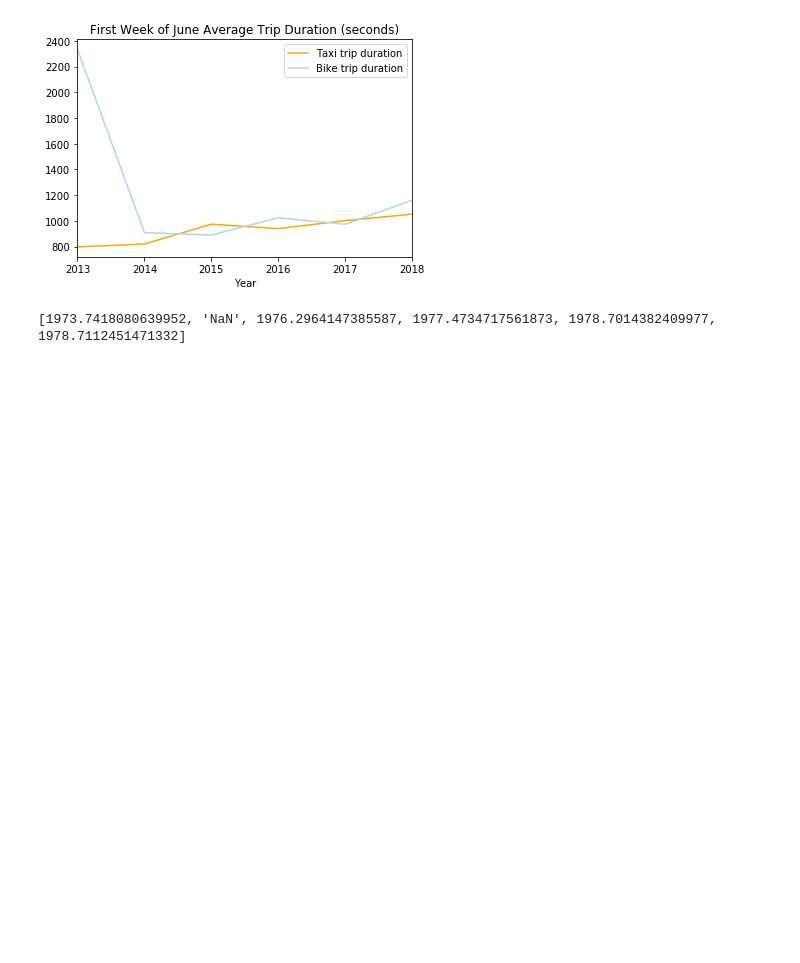
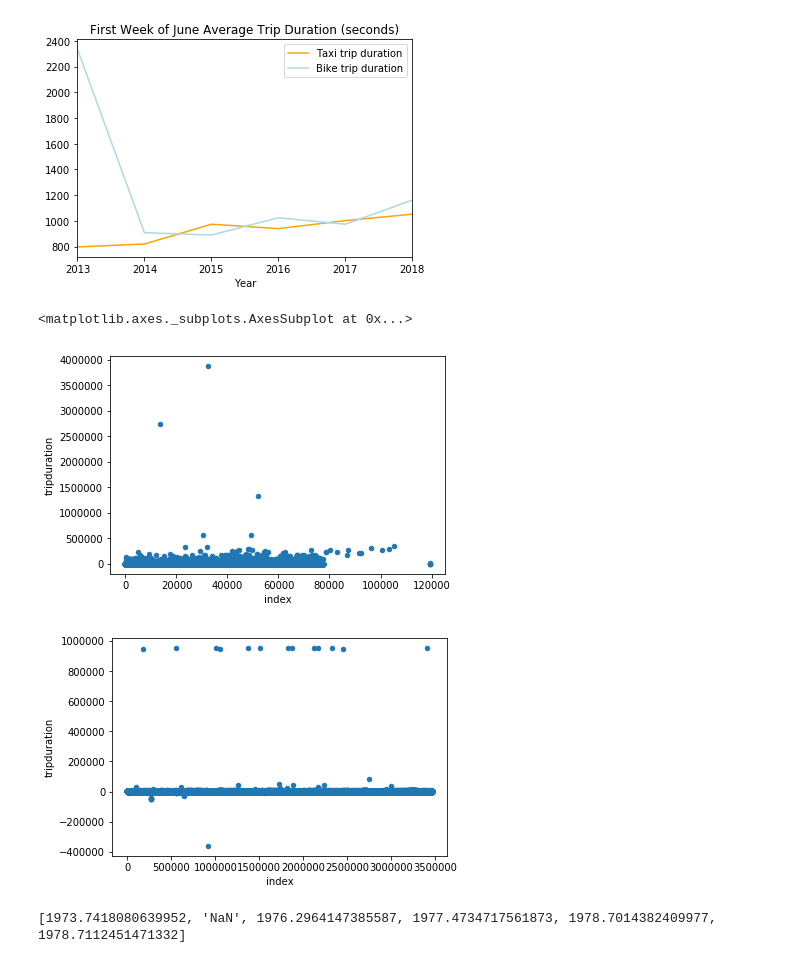
Before and after one commit to dvignoles/nyc-transpo, a Jupyter notebook: nyc_transpo.ipynb, the cells around one changed output. Saved outputs shown, nothing was run; the diff lists cells and outputs as text; code cells hidden in the pictures; blank space fills up the shorter version.

Commit message:
tripduration scatterplots

```diff
--- a/nyc_transpo.ipynb
+++ b/nyc_transpo.ipynb
@@ -304,6 +304,18 @@ _.legend(['Taxi trip duration', 'Bike trip duration'])
 [figure]
 [figure]
 [figure]
+# %%
+# quick scatter plot--exposes some weird outliers.
+# CitiBike has some >1000 hour trips
+# Cabs have some negative time durations
+
+df_bike_2013.reset_index().plot(kind='scatter', x='index', y='tripduration')
+
+df_taxi_2013.reset_index().plot(kind='scatter', x='index', y='tripduration')
+# %% [output]
+<matplotlib.axes._subplots.AxesSubplot at 0x...>
+[figure, added]
+[figure, added]
 # %%
 # had to avoid 2014 here, as there are some issues with the birthdate field in that dataframe. Will clean.
 # yo people in their 40s love citibikes
```
